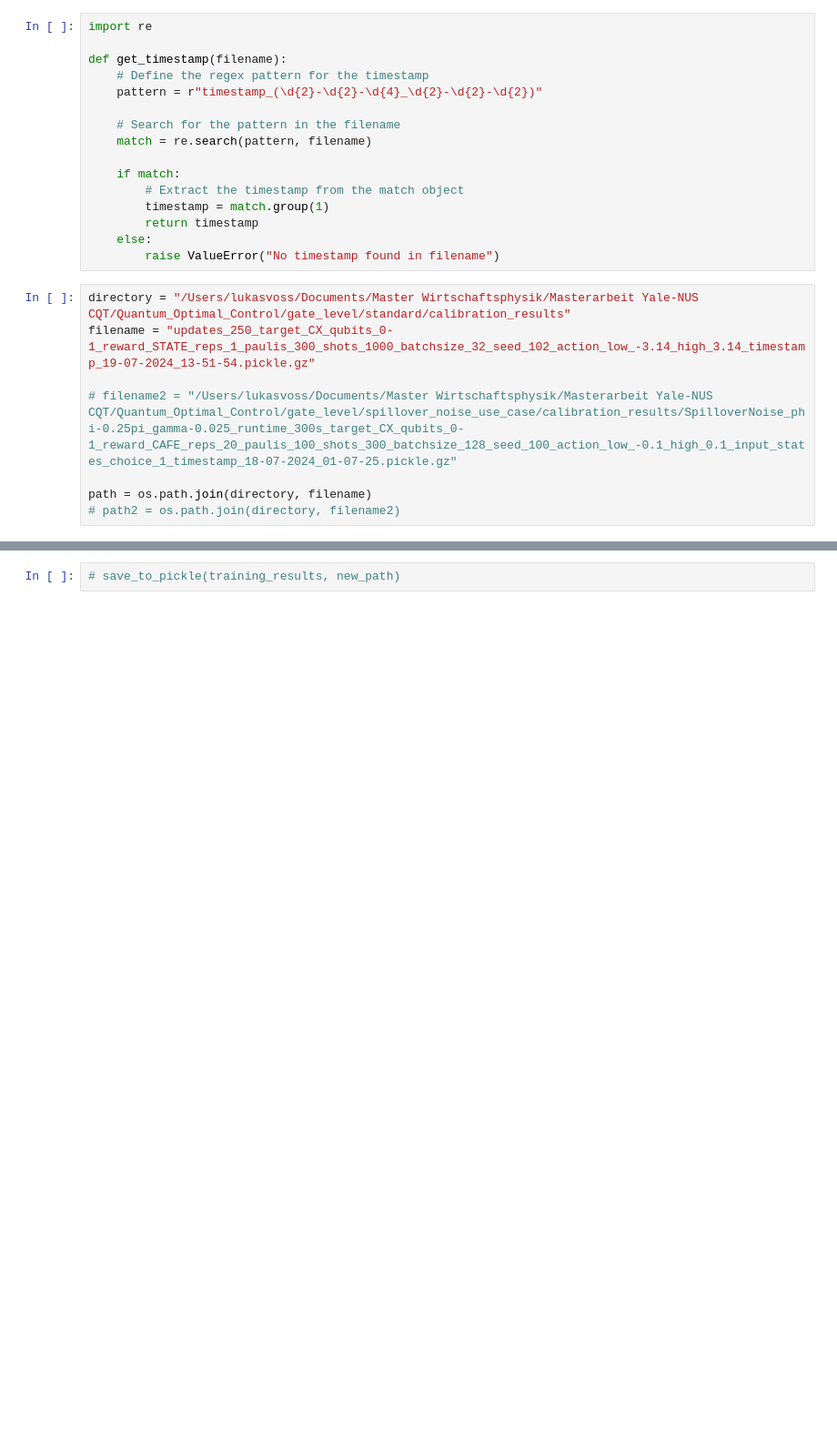
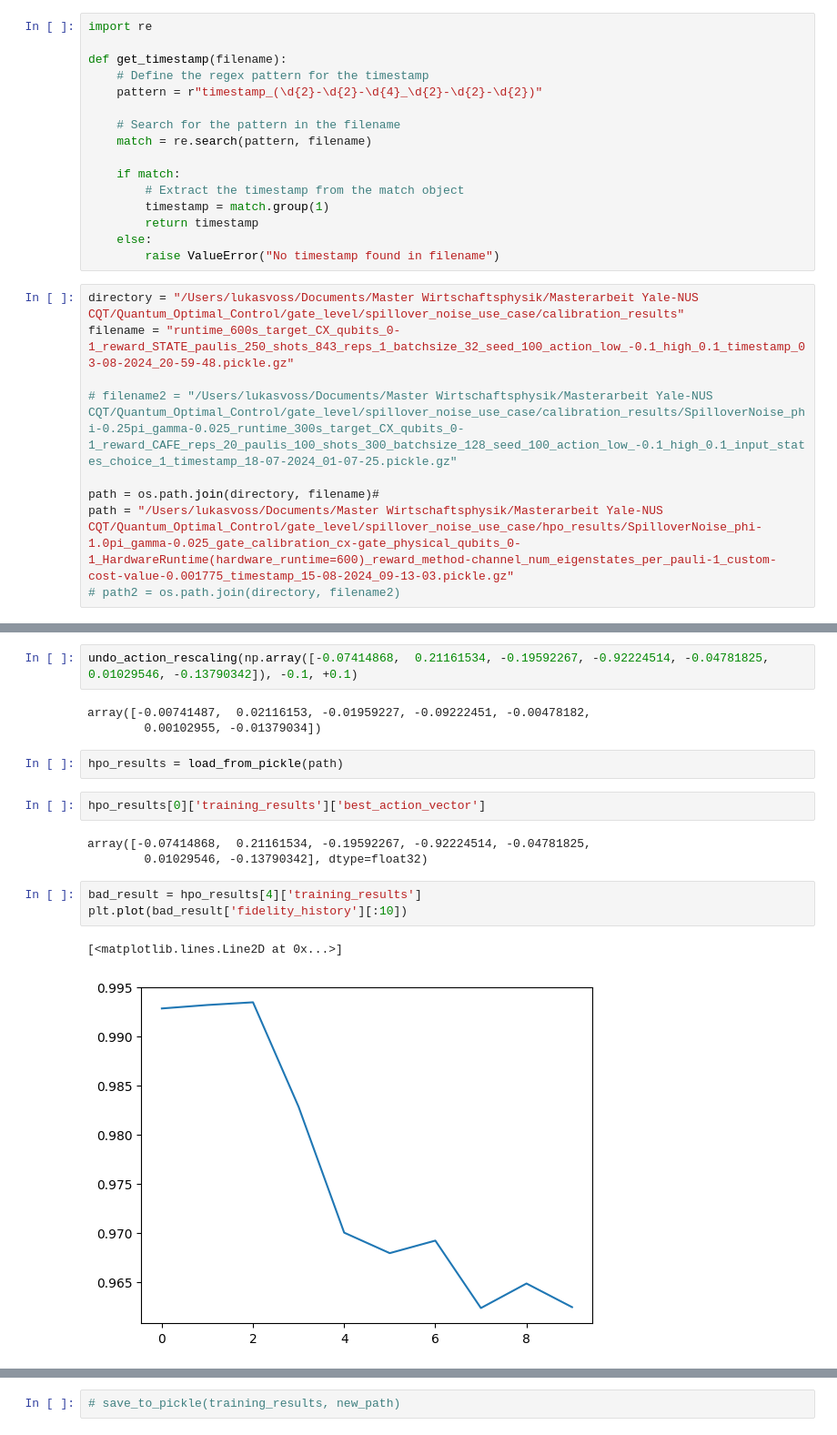
Before and after one commit to lukasvoss/Quantum_Optimal_Control, a Jupyter notebook: gate_level/spillover_noise_use_case/results_analysis.ipynb, the cells around one changed output, grey strips where cells are left out. Shown at 91% size. Drawn from its saved outputs; the diff is of its cells as text; blank space fills up the shorter version.

```diff
--- a/gate_level/spillover_noise_use_case/results_analysis.ipynb
+++ b/gate_level/spillover_noise_use_case/results_analysis.ipynb
@@ -63,10 +54,11 @@ def get_timestamp(filename):
     else:
         raise ValueError("No timestamp found in filename")
 # %%
-directory = "/Users/lukasvoss/Documents/Master Wirtschaftsphysik/Masterarbeit Yale-NUS CQT/Quantum_Optimal_Control/gate_level/standard/calibration_results"
-filename = "updates_250_target_CX_qubits_0-1_reward_STATE_reps_1_paulis_300_shots_1000_batchsize_32_seed_102_action_low_-3.14_high_3.14_timestamp_19-07-2024_13-51-54.pickle.gz"
+directory = "/Users/lukasvoss/Documents/Master Wirtschaftsphysik/Masterarbeit Yale-NUS CQT/Quantum_Optimal_Control/gate_level/spillover_noise_use_case/calibration_results"
+filename = "runtime_600s_target_CX_qubits_0-1_reward_STATE_paulis_250_shots_843_reps_1_batchsize_32_seed_100_action_low_-0.1_high_0.1_timestamp_03-08-2024_20-59-48.pickle.gz"
 
 # filename2 = "/Users/lukasvoss/Documents/Master Wirtschaftsphysik/Masterarbeit Yale-NUS CQT/Quantum_Optimal_Control/gate_level/spillover_noise_use_case/calibration_results/SpilloverNoise_phi-0.25pi_gamma-0.025_runtime_300s_target_CX_qubits_0-1_reward_CAFE_reps_20_paulis_100_shots_300_batchsize_128_seed_100_action_low_-0.1_high_0.1_input_states_choice_1_timestamp_18-07-2024_01-07-25.pickle.gz"
 
-path = os.path.join(directory, filename)
+path = os.path.join(directory, filename)#
+path = "/Users/lukasvoss/Documents/Master Wirtschaftsphysik/Masterarbeit Yale-NUS CQT/Quantum_Optimal_Control/gate_level/spillover_noise_use_case/hpo_results/SpilloverNoise_phi-1.0pi_gamma-0.025_gate_calibration_cx-gate_physical_qubits_0-1_HardwareRuntime(hardware_runtime=600)_reward_method-channel_num_eigenstates_per_pauli-1_custom-cost-value-0.001775_timestamp_15-08-2024_09-13-03.pickle.gz"
 # path2 = os.path.join(directory, filename2)
@@ -72,0 +81,18 @@ path = os.path.join(directory, filename)
+# %%
+undo_action_rescaling(np.array([-0.07414868,  0.21161534, -0.19592267, -0.92224514, -0.04781825, 0.01029546, -0.13790342]), -0.1, +0.1)
+# %% [output]
+array([-0.00741487,  0.02116153, -0.01959227, -0.09222451, -0.00478182,
+        0.00102955, -0.01379034])
+# %%
+hpo_results = load_from_pickle(path)
+# %%
+hpo_results[0]['training_results']['best_action_vector']
+# %% [output]
+array([-0.07414868,  0.21161534, -0.19592267, -0.92224514, -0.04781825,
+        0.01029546, -0.13790342], dtype=float32)
+# %%
+bad_result = hpo_results[4]['training_results']
+plt.plot(bad_result['fidelity_history'][:10])
+# %% [output]
+[<matplotlib.lines.Line2D at 0x...>]
+[figure, added]
```
Also changed, not shown: parts of 23 cells of this notebook, 10 other files.
